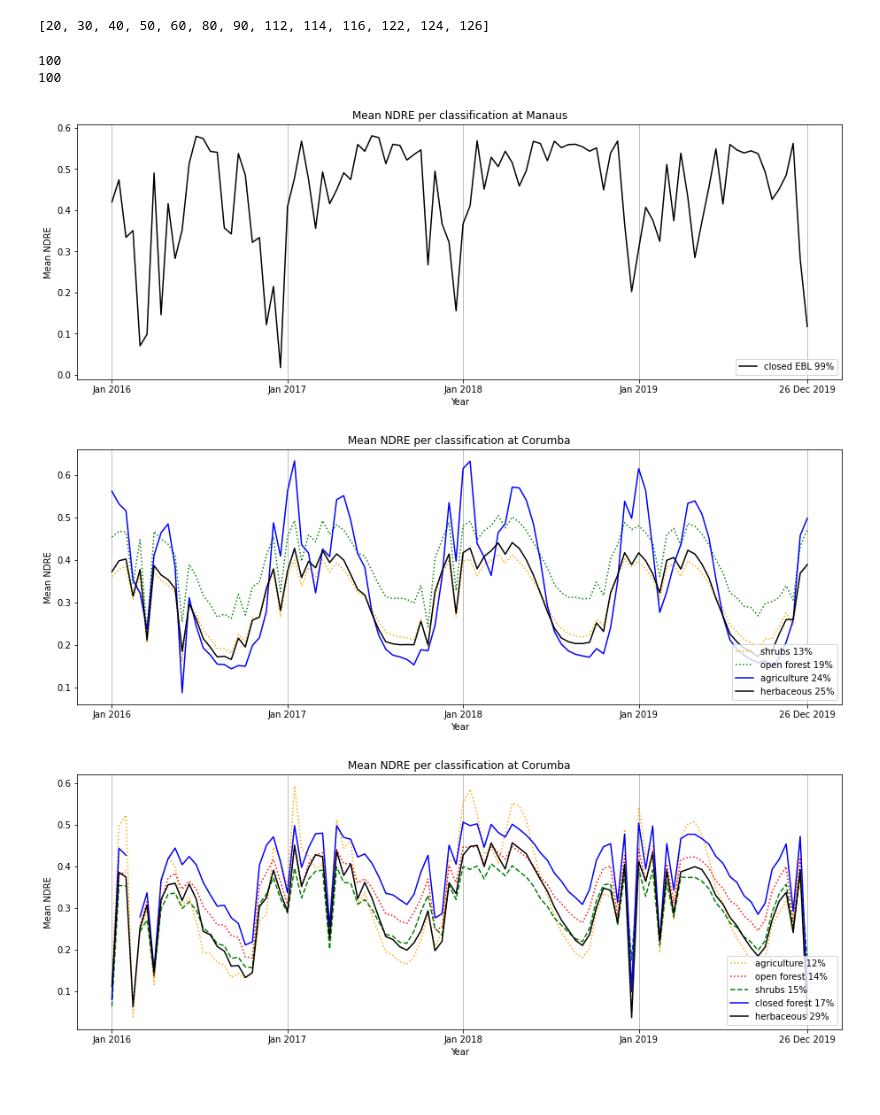
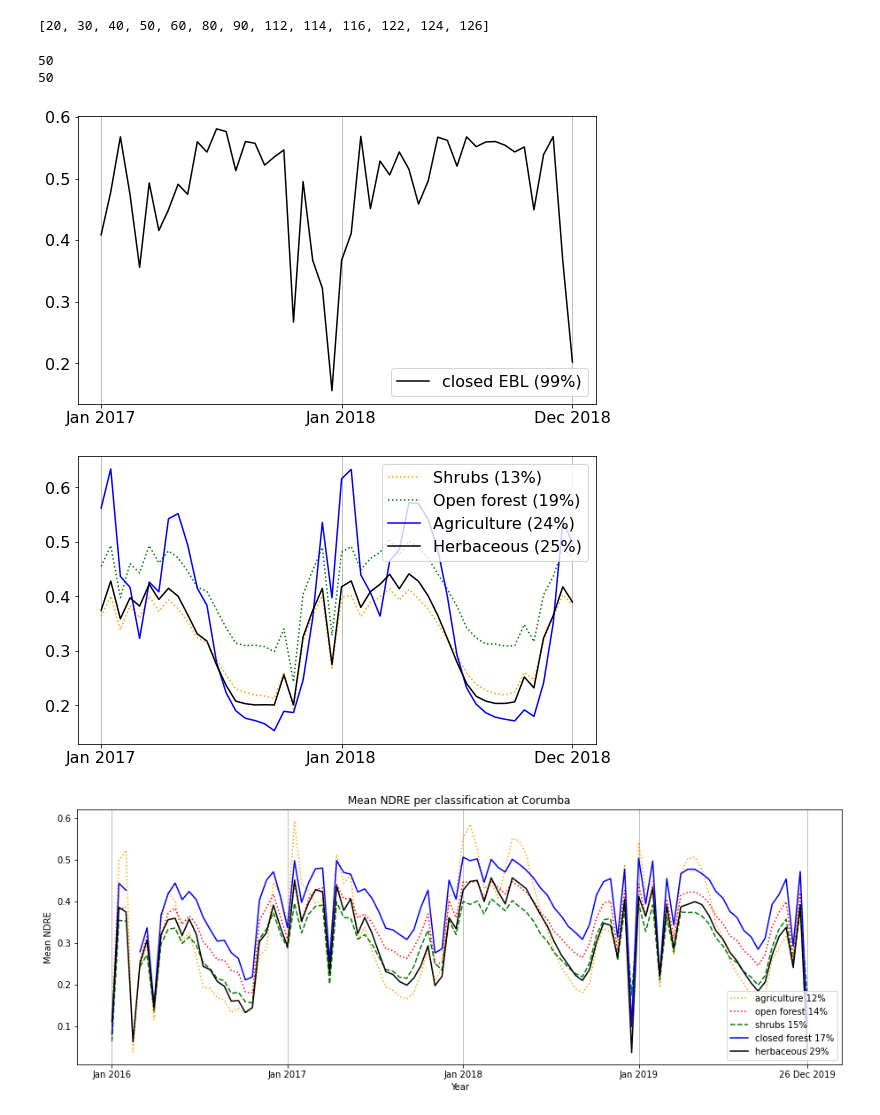
Before and after one commit to jitendra-kumar/tropical_phenology_gee, a Jupyter notebook: morgan/Venus_Tiles_Land_Cover(Raster).ipynb, the cells around one changed output. Saved outputs shown, nothing was run; the diff lists cells and outputs as text; code cells hidden in the pictures.

Commit message:
Created smaller graphs for poster

```diff
--- a/morgan/Venus_Tiles_Land_Cover(Raster).ipynb
+++ b/morgan/Venus_Tiles_Land_Cover(Raster).ipynb
@@ -32,7 +32,7 @@ geom = saop.geometry()
 saop = ee.Geometry(geom)
 # %%
 #Select geom of interest
-fc = saop
+fc = corumba
 # %%
 Map = geemap.Map()
 Map.centerObject(fc, 10)
@@ -76,7 +76,7 @@ lc = (ee.Image("COPERNICUS/Landcover/100m/Proba-V/Global/2015") #select 2015
 masked = s2.map(maskS2clouds)
 # %%
 #15-day step
-years = ee.List.sequence(2016, 2019)
+years = ee.List.sequence(2017, 2018)
 period = ee.List.sequence(1, 365, 15)
 col = masked.select('NDRE')
 
@@ -289,38 +289,40 @@ list126 = [np.nan if v == 0 else v for v in list_126]
 print(len(list20))
 print(len(list112))
 # %% [output]
-100
-100
+50
+50
 # %%
 #Manaus
-plt.axes([2, 0, 2, 1])
+plt.axes([2, 0, 1.2, 1])
 plt.grid(b = True, which = 'major', axis = 'x')
 
 #plt.plot(list20, label='shrubs <1%')
 #plt.plot(list30, label='herbaceous <1%')
 #plt.plot(list40, label='agriculture <1%')
-plt.plot(list112, color='black', label='closed EBL 99%')
+plt.plot(list112, color='black', label='closed EBL (99%)')
 #plt.plot(list116, label='closed forest <1%')
 #plt.plot(list122, label='open ebl <1%')
 #plt.plot(list126, label='open forest <1%')
 plt.legend(loc = "lower right")
 
-plt.title("Mean NDRE per classification at Manaus")
-plt.ylabel("Mean NDRE")
-plt.xlabel("Year")
-plt.xticks(ticks = [0, 25, 50, 75, 99], labels = ['Jan 2016', 'Jan 2017', 'Jan 2018', 'Jan 2019', '26 Dec 2019'])
+#plt.title("Mean NDRE per classification at Manaus")
+plt.rc('legend', fontsize=16)
+plt.rc('ytick', labelsize=16)
+plt.rc('xtick', labelsize=16)
+
+plt.xticks(ticks = [0, 25, 49], labels = ['Jan 2017', 'Jan 2018', 'Dec 2018'])
 plt.show()
 # %% [output]
-[figure, old version]
+[figure, new version]
 # %%
 #Corumba
-plt.axes([2, 0, 2, 1])
+plt.axes([2, 0, 1.2, 1])
 plt.grid(b = True, which = 'major', axis = 'x')
 
-plt.plot(list20, color='orange', linestyle=':', label='shrubs 13%')
-plt.plot(list126, color='green', linestyle=':', label='open forest 19%')
-plt.plot(list40, color='blue', label='agriculture 24%')
-plt.plot(list30, color='black', label='herbaceous 25%')
+plt.plot(list20, color='orange', linestyle=':', label='Shrubs (13%)')
+plt.plot(list126, color='green', linestyle=':', label='Open forest (19%)')
+plt.plot(list40, color='blue', label='Agriculture (24%)')
+plt.plot(list30, color='black', label='Herbaceous (25%)')
 #plt.plot(list50, label='urban <1%')
 #plt.plot(list60, label='bare <1%')
 #plt.plot(list80, label='water 6%')
@@ -330,15 +332,16 @@ plt.plot(list30, color='black', label='herbaceous 25%')
 #plt.plot(list116, label='closed forest 8%')
 #plt.plot(list122, label='open EBL <1%')
 #plt.plot(list124, label='open DBL <1%')
-plt.legend(loc = "lower right")
+plt.legend(loc = "upper right")
 
-plt.title("Mean NDRE per classification at Corumba")
-plt.ylabel("Mean NDRE")
-plt.xlabel("Year")
-plt.xticks(ticks = [0, 25, 50, 75, 99], labels = ['Jan 2016', 'Jan 2017', 'Jan 2018', 'Jan 2019', '26 Dec 2019'])
+plt.rc('legend', fontsize=16)
+plt.rc('ytick', labelsize=16)
+plt.rc('xtick', labelsize=16)
+
+plt.xticks(ticks = [0, 25, 49], labels = ['Jan 2017', 'Jan 2018', 'Dec 2018'])
 plt.show()
 # %% [output]
-[figure, old version]
+[figure, new version]
 # %%
 #Mato
 #[(20, 15.5), (30, 28.7), (40, 11.6), (50, 0.2),
```
Also changed, not shown: parts of 4 cells of this notebook, 2 other files.
